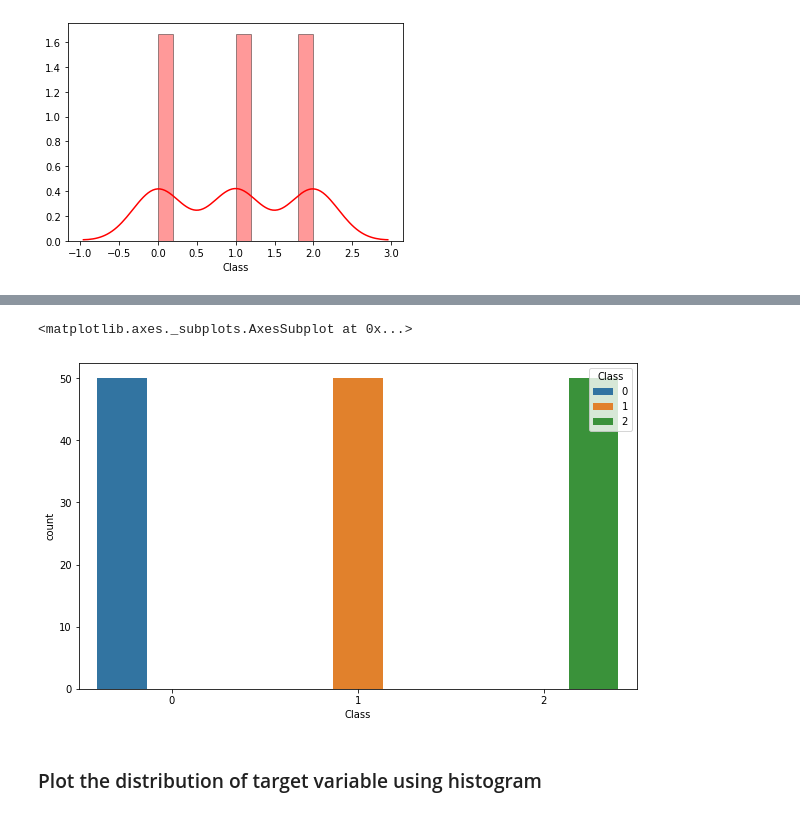
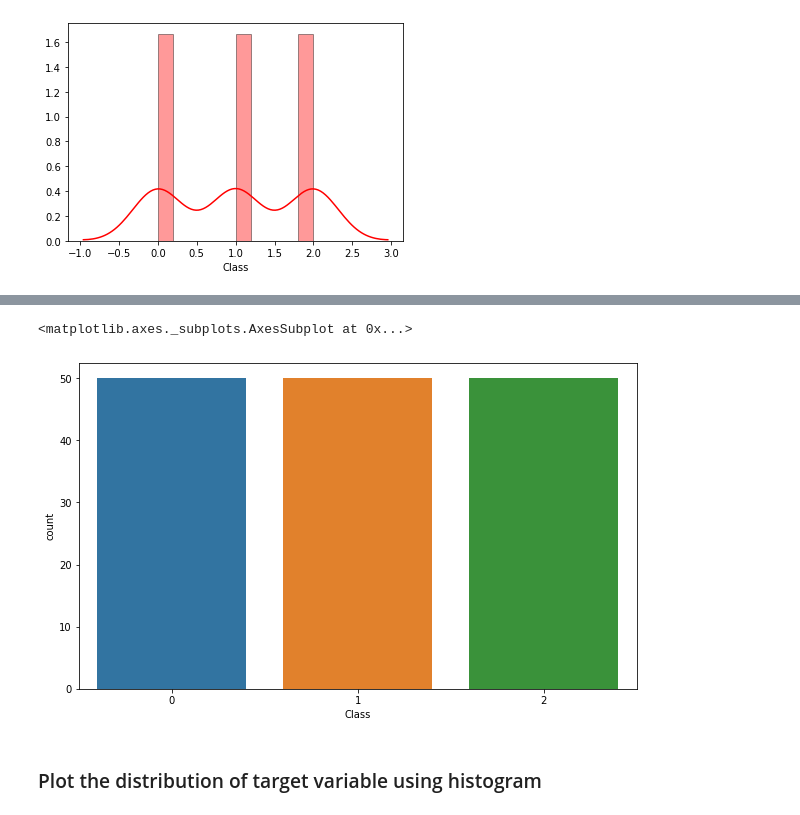
Before and after one commit to chandan3611/bangalore-aug19-batch-chandan3611, a Jupyter notebook: R3_External_Lab_Logistic_and_Naive_bayes_Solution.ipynb, the cells around one changed output, grey strips where cells are left out. Saved outputs shown, nothing was run; the diff lists cells and outputs as text; code cells hidden in the pictures.

```diff
--- a/R3_External_Lab_Logistic_and_Naive_bayes_Solution.ipynb
+++ b/R3_External_Lab_Logistic_and_Naive_bayes_Solution.ipynb
@@ -441,6 +449,6 @@ sns.distplot(Y, hist=True, kde=True, bins=10, color = 'red',hist_kws={'edgecolor
 # %%
 plt.figure(figsize=(10,6))
-sns.countplot(Y,hue=Y)
+sns.countplot(Iris_df['Class'])
 # %% [output]
 <matplotlib.axes._subplots.AxesSubplot at 0x...>
-[figure, old version]
+[figure, new version]
```
Also changed, not shown: parts of 3 cells of this notebook.
